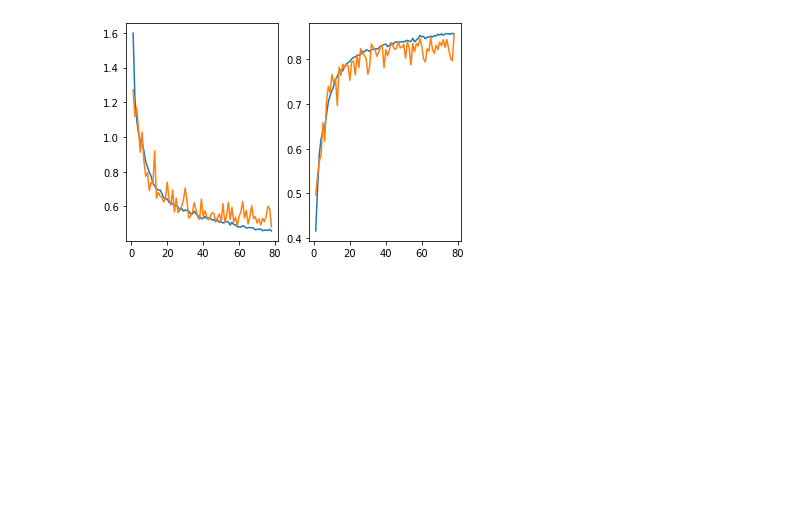
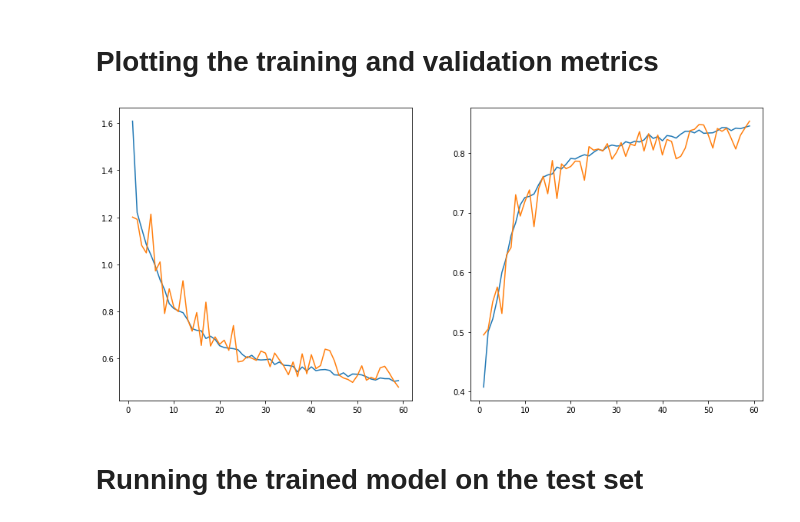
Before and after one commit to Anshuman33/Nature-Images-Classification, a Jupyter notebook: IntelImageClassification.ipynb, the cells around one changed output. Cells and saved outputs as stored; diff of their text form; code cells hidden in the pictures; blank space fills up the shorter version.

Commit message:
Updated the notebook and added saved models

```diff
--- a/IntelImageClassification.ipynb
+++ b/IntelImageClassification.ipynb
@@ -30,9 +50,10 @@ shape = list(image_dim) + [3]
 # %%
-train_datagen = ImageDataGenerator(rescale=1./255,
-                                   zoom_range=0.1,
-                                   brightness_range=(0.8,1.0))
+train_datagen = ImageDataGenerator(
+                    rescale=1./255,
+                    zoom_range=0.1,
+                    brightness_range=(0.8,1.0)
+                )
+
 train_generator = train_datagen.flow_from_directory(train_path, target_size=image_dim,batch_size=batch_size)
-test_datagen = ImageDataGenerator(rescale=1./255)
-test_generator = test_datagen.flow_from_directory(test_path, target_size=image_dim)
 # %% [output]
 Found 14034 images belonging to 6 classes.
@@ -139,8 +157,11 @@ Epoch 80/80
 # %%
+# Custom Callback to detect overfitting.
+# Also, stops training after reaching a target validation accuracy
 class DetectOverfitting(tf.keras.callbacks.Callback):
-    def __init__(self, threshold):
+    def __init__(self, threshold, target_acc):
         self.threshold = threshold
+        self.target_acc = target_acc
     def on_epoch_end(self, epoch, logs = None):
-        if logs["val_loss"]/logs["loss"] >= self.threshold or logs["val_acc"]>=0.85:
-            print("Stopping training")
+        if logs["val_loss"]/logs["loss"] >= self.threshold or logs["val_acc"]>=self.target_acc:
+            print(f"Stopping training.")
             self.model.stop_training = True
@@ -149,0 +168,13 @@ detect_overfitting = DetectOverfitting(threshold=1.5)
+# %%
+# Model Checkpoint callback for saving the best models
+checkpoint_path = "checkpoints/model{val_acc}.h5"
+modelCheckpoint = tf.keras.callbacks.ModelCheckpoint(
+    checkpoint_path,
+    monitor = "val_acc",
+    save_weights_only=True,
+    save_best_only = True,
+    mode = "max"
+)
+
+# Instantiate the DetectOverfitting callback
+detect_overfitting = DetectOverfitting(threshold=1.3, target_acc=0.85)
@@ -160,7 +193,7 @@ history = model.fit(
     validation_data = test_generator,
     epochs=100,
     initial_epoch=0,
-    callbacks=[detect_overfitting]
+    callbacks=[modelCheckpoint, detect_overfitting]
 )
 # %% [output]
 Epoch 1/100
@@ -183,17 +216,20 @@ Stopping training
+# %% [markdown]
+# Plotting the training and validation metrics
 # %%
 train_loss += history.history['loss']
 train_acc += history.history['acc']
 val_loss += history.history['val_loss']
 val_acc += history.history['val_acc']
 epochs = list(range(1, len(train_loss)+1))
 
+plt.figure(figsize=(15, 7))
 plt.subplot(1,2,1)
 plt.plot(epochs, train_loss)
 plt.plot(epochs, val_loss)
 plt.subplot(1,2,2)
 plt.plot(epochs, train_acc)
 plt.plot(epochs, val_acc)
 plt.show()
 # %% [output]
-[figure, old version]
+[figure, new version]
 # %%
@@ -208,6 +244,8 @@ except:
 model.save(dirpath + "/model_{}.h5".format(current_time))
 plot_model(model, dirpath + "/architecture.png", show_shapes=True, show_layer_names=True)
 model.save_weights(dirpath + "/model_weights_{}.h5".format(current_time))
+# %% [markdown]
+# Running the trained model on the test set
 # %%
 # Evaluate on test set
 model.evaluate(test_generator)
```
Also changed, not shown: parts of 32 cells of this notebook, 8 other files.
